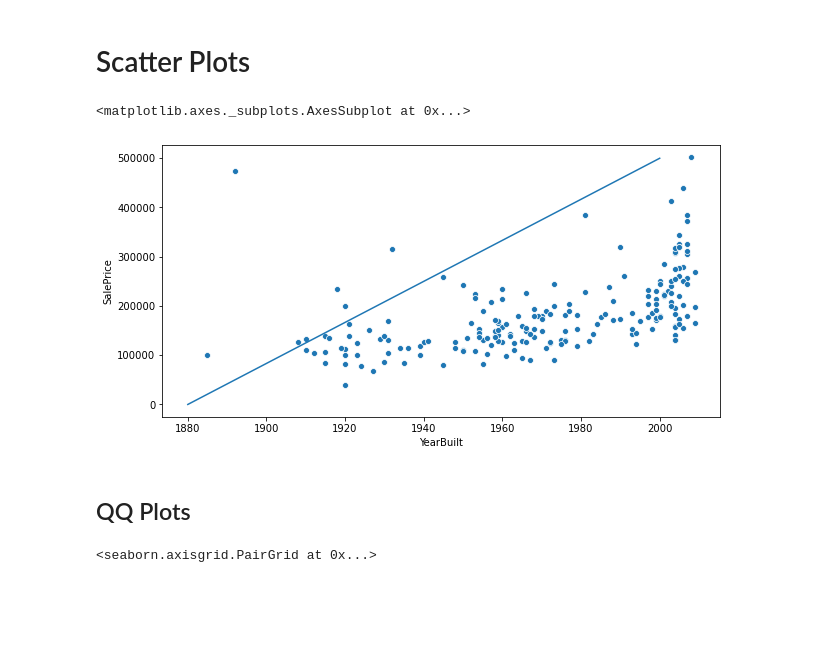
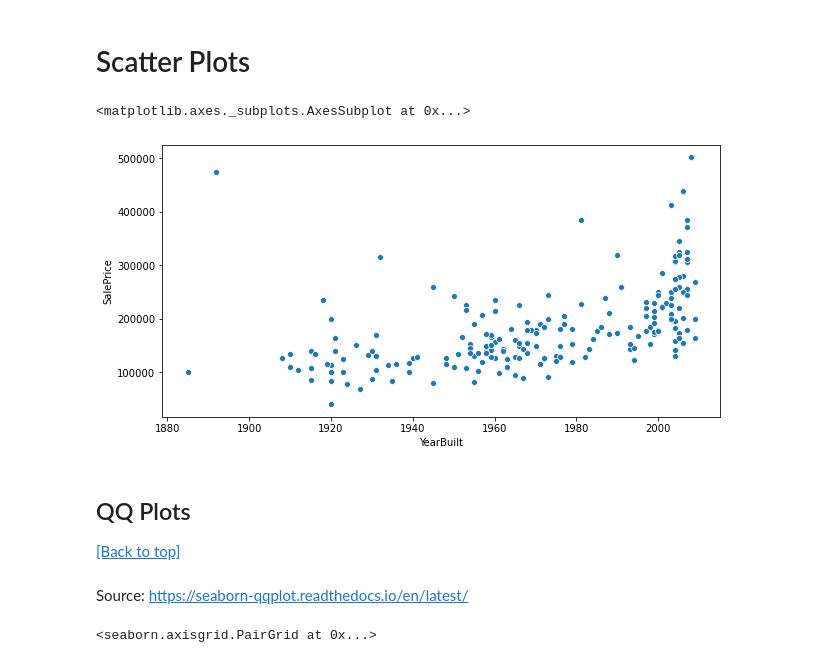
Before and after one commit to RTG8055/DataScience, a Jupyter notebook: StartSteps/Python Notebooks/DS_Toolkit.ipynb, the cells around one changed output. Drawn from its saved outputs; the diff is of its cells as text; code cells hidden in the pictures; blank space fills up the shorter version.

```diff
--- a/StartSteps/Python Notebooks/DS_Toolkit.ipynb
+++ b/StartSteps/Python Notebooks/DS_Toolkit.ipynb
@@ -287,12 +308,15 @@ ridge_plot.fig.subplots_adjust(hspace=0.35)
 # %%
 plt.figure(figsize=(10,5))
 sns.scatterplot(data=df.iloc[:200,:], x='YearBuilt', y='SalePrice')
-sns.lineplot([1880,2000], [0,500000])
 # %% [output]
 <matplotlib.axes._subplots.AxesSubplot at 0x...>
-[figure, old version]
+[figure, new version]
-# %% [markdown]
-## QQ Plots
+# %% [markdown]
+<a id="QQPlot"></a>
+## QQ Plots
+<a href="#toc">[Back to top]</a>
+# %% [markdown]
+Source: https://seaborn-qqplot.readthedocs.io/en/latest/
 # %%
 from seaborn_qqplot import pplot
 # %%
```
Also changed, not shown: parts of 19 cells of this notebook.
